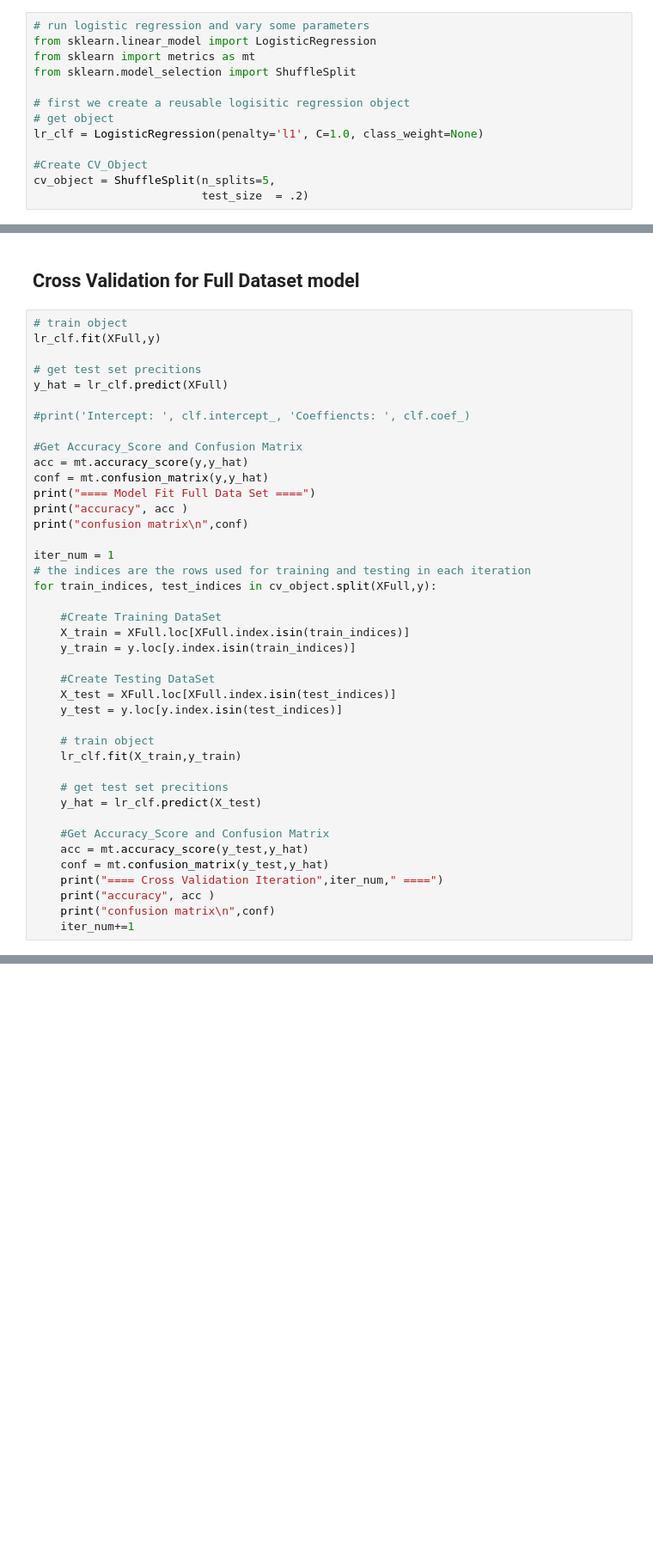
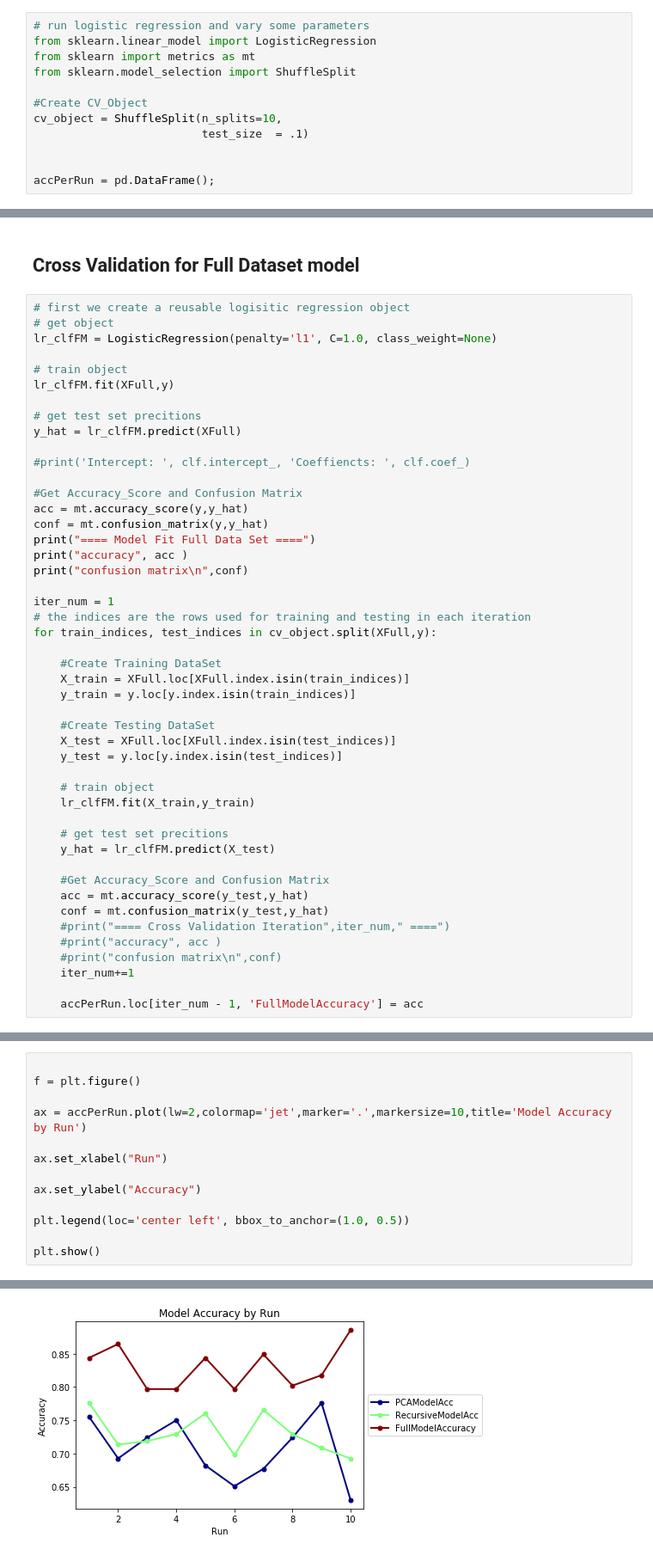
Before and after one commit to ChrisIrwin5620/CapstoneProject, a Jupyter notebook: python/Capstone Project.ipynb, the cells around one changed output, grey strips where cells are left out. Shown: that part at 86% size. Drawn from its saved outputs; the diff is of its cells as text; blank space fills up the shorter version.

```diff
--- a/python/Capstone Project.ipynb
+++ b/python/Capstone Project.ipynb
@@ -271,10 +287,9 @@ from sklearn.linear_model import LogisticRegression
 from sklearn import metrics as mt
 from sklearn.model_selection import ShuffleSplit
 
-# first we create a reusable logisitic regression object
-# get object
-lr_clf = LogisticRegression(penalty='l1', C=1.0, class_weight=None)
+#Create CV_Object
+cv_object = ShuffleSplit(n_splits=10,
+                         test_size  = .1)
 
-#Create CV_Object
-cv_object = ShuffleSplit(n_splits=5,
-                         test_size  = .2)
+
+accPerRun = pd.DataFrame();
@@ -281,11 +404,15 @@ cv_object = ShuffleSplit(n_splits=5,
 # %% [markdown]
 ## Cross Validation for Full Dataset model
 # %%
+# first we create a reusable logisitic regression object
+# get object
+lr_clfFM = LogisticRegression(penalty='l1', C=1.0, class_weight=None)
+
 # train object
-lr_clf.fit(XFull,y)
+lr_clfFM.fit(XFull,y)
 
 # get test set precitions
-y_hat = lr_clf.predict(XFull)
+y_hat = lr_clfFM.predict(XFull)
 
 #print('Intercept: ', clf.intercept_, 'Coeffiencts: ', clf.coef_)
 
@@ -309,17 +436,19 @@ for train_indices, test_indices in cv_object.split(XFull,y):
     y_test = y.loc[y.index.isin(test_indices)]
 
     # train object
-    lr_clf.fit(X_train,y_train)
+    lr_clfFM.fit(X_train,y_train)
 
     # get test set precitions
-    y_hat = lr_clf.predict(X_test)
+    y_hat = lr_clfFM.predict(X_test)
 
     #Get Accuracy_Score and Confusion Matrix
     acc = mt.accuracy_score(y_test,y_hat)
     conf = mt.confusion_matrix(y_test,y_hat)
-    print("==== Cross Validation Iteration",iter_num," ====")
-    print("accuracy", acc )
-    print("confusion matrix\n",conf)
+    #print("==== Cross Validation Iteration",iter_num," ====")
+    #print("accuracy", acc )
+    #print("confusion matrix\n",conf)
     iter_num+=1
+
+    accPerRun.loc[iter_num - 1, 'FullModelAccuracy'] = acc
 # %% [output]
 ==== Model Fit Full Data Set ====
@@ -402,0 +460,14 @@ for train_indices, test_indices in cv_object.split(XPCA,y):
+# %%
+
+f = plt.figure()
+
+ax = accPerRun.plot(lw=2,colormap='jet',marker='.',markersize=10,title='Model Accuracy by Run')
+
+ax.set_xlabel("Run")
+
+ax.set_ylabel("Accuracy")
+
+plt.legend(loc='center left', bbox_to_anchor=(1.0, 0.5))
+
+plt.show()
+# %% [output]
@@ -402,0 +475 @@ for train_indices, test_indices in cv_object.split(XPCA,y):
+[figure, added]
```
Also changed, not shown: parts of 29 cells of this notebook, 1 other file.
